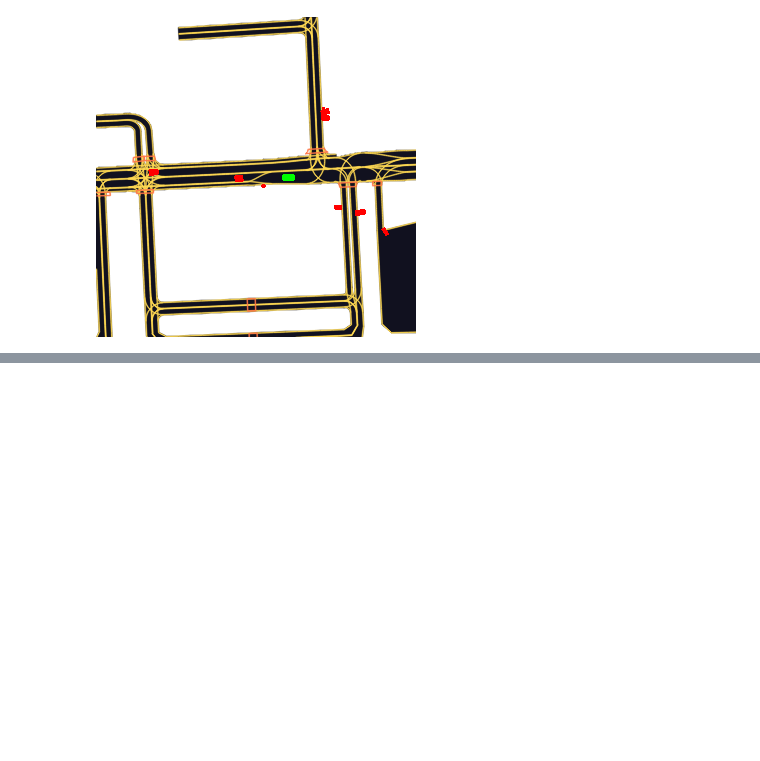
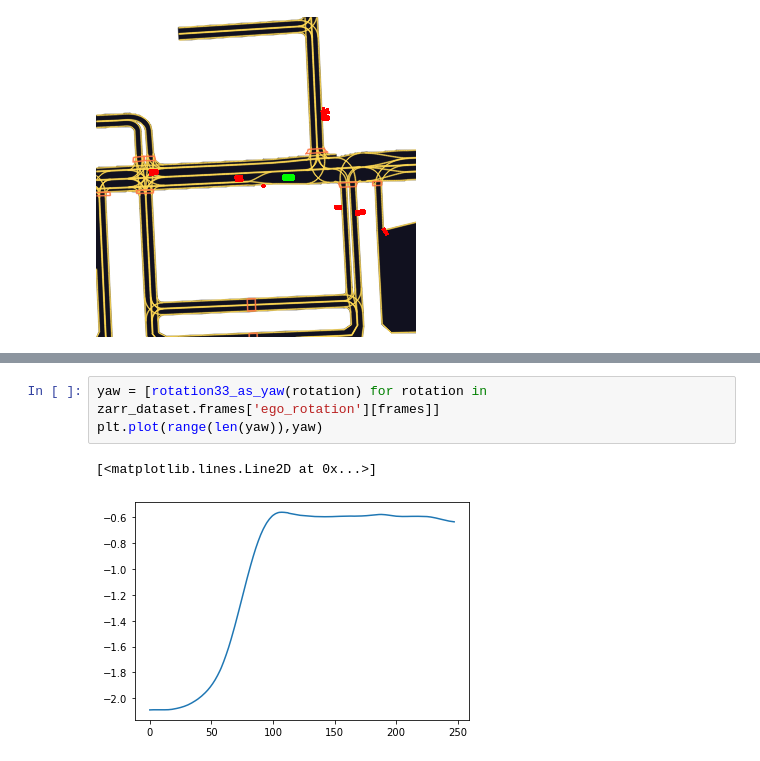
Before and after one commit to shuruiz/planning, a Jupyter notebook: scenario_intersection.ipynb, the cells around one changed output, grey strips where cells are left out. Saved outputs shown, nothing was run; the diff lists cells and outputs as text; blank space fills up the shorter version.

```diff
--- a/scenario_intersection.ipynb
+++ b/scenario_intersection.ipynb
@@ -128,0 +199,6 @@ len(tunring_scenes)
+# %%
+yaw = [rotation33_as_yaw(rotation) for rotation in zarr_dataset.frames['ego_rotation'][frames]]
+plt.plot(range(len(yaw)),yaw)
+# %% [output]
+[<matplotlib.lines.Line2D at 0x...>]
+[figure, added]
```
Also changed, not shown: parts of 17 cells of this notebook.
